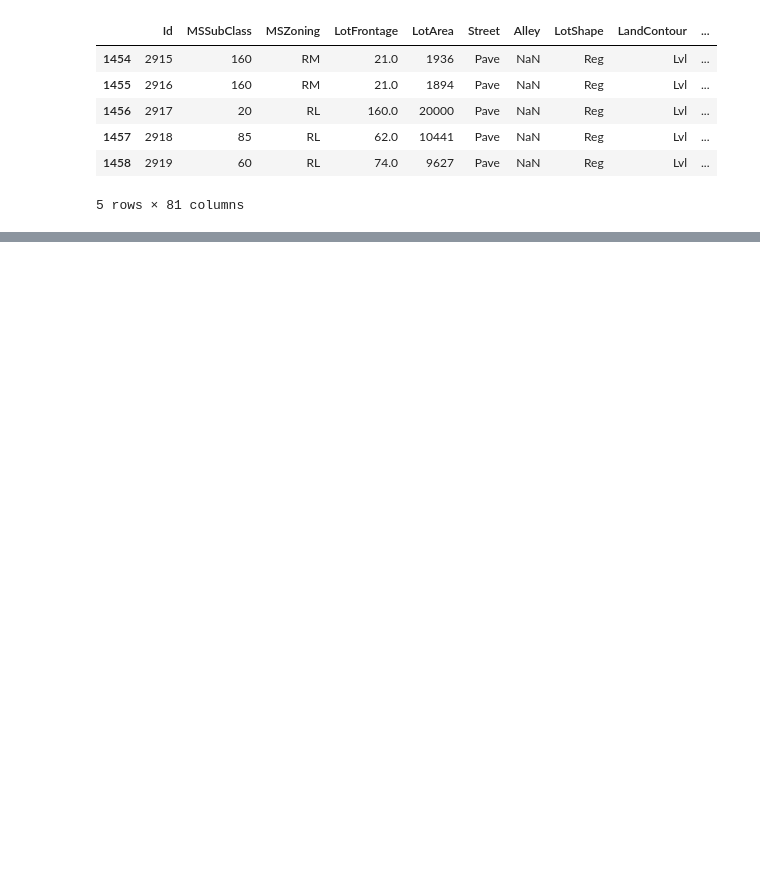
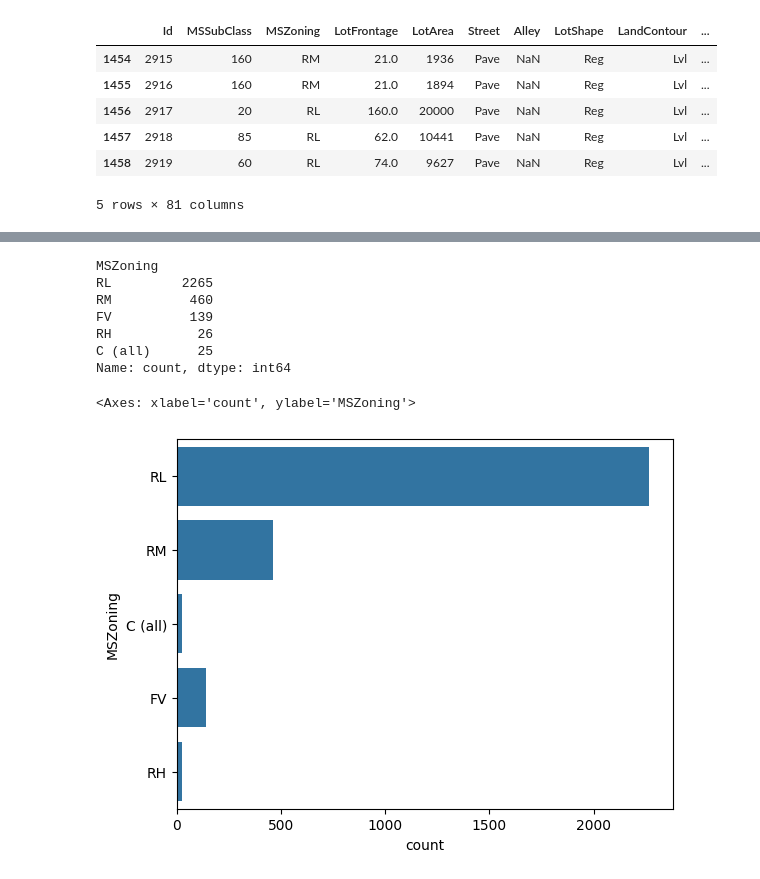
Before and after one commit to saeel-g/house_price_prediction_model, a Jupyter notebook: main.ipynb, the cells around one changed output, grey strips where cells are left out. Cells and saved outputs as stored; diff of their text form; code cells hidden in the pictures; blank space fills up the shorter version.

```diff
--- a/main.ipynb
+++ b/main.ipynb
@@ -20,0 +98,2 @@ df.tail(5)
+# %%
+df = df.drop(columns=['Id','Fence','PoolQC','MiscFeature','FireplaceQu']) # we will not drop 'Alley' as in dataset the null value has segnificance
@@ -20,0 +110,13 @@ df.tail(5)
+# %%
+print(df['MSZoning'].value_counts())
+sns.countplot(df['MSZoning'])
+# %% [output]
+MSZoning
+RL         2265
+RM          460
+FV          139
+RH           26
+C (all)      25
+Name: count, dtype: int64
+<Axes: xlabel='count', ylabel='MSZoning'>
+[figure, added]
```
Also changed, not shown: parts of 8 cells of this notebook.
